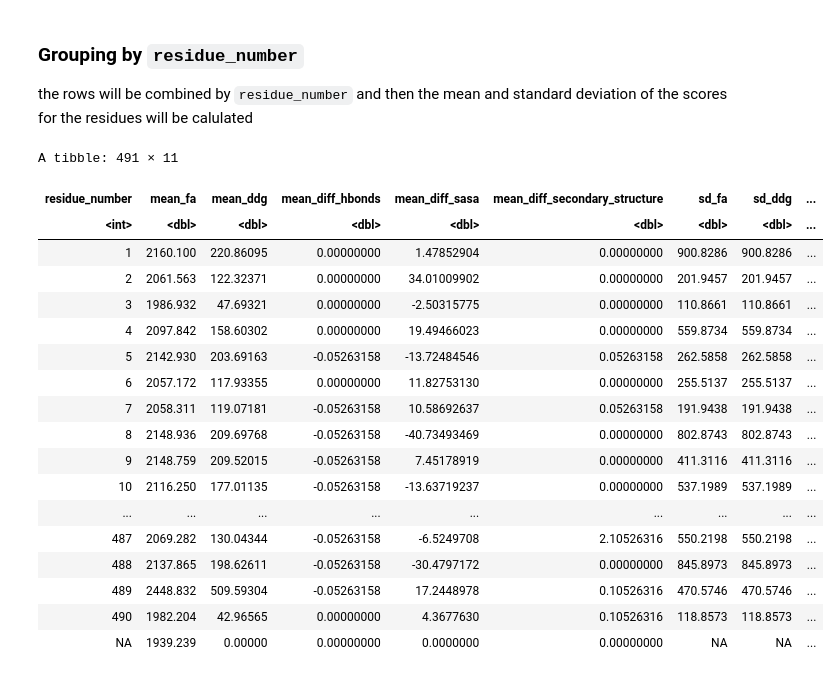
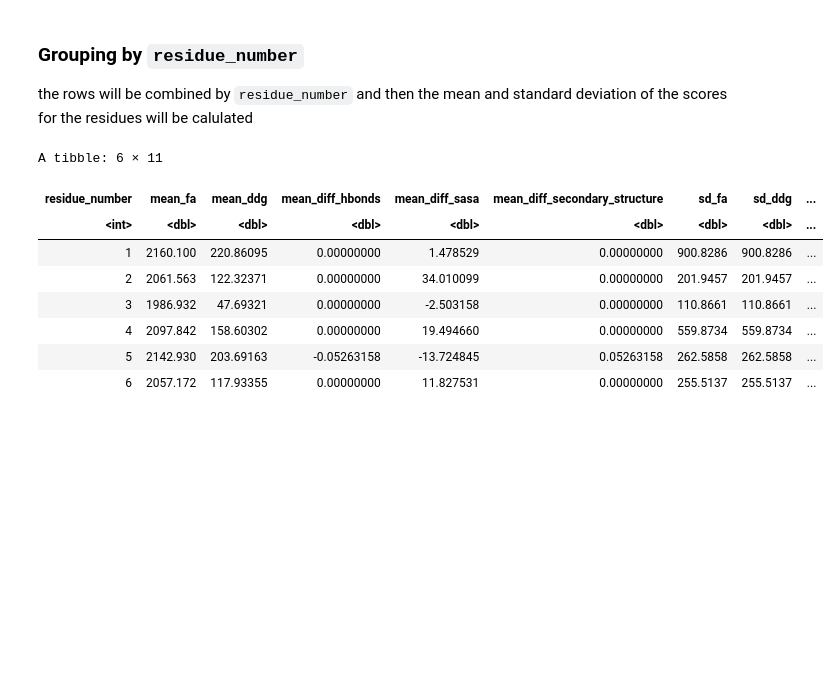
Before and after one commit to redradman/OneAAatATime, a Jupyter notebook: Analysis.ipynb, the cells around one changed output. Saved outputs shown, nothing was run; the diff lists cells and outputs as text; code cells hidden in the pictures; blank space fills up the shorter version.

```diff
--- a/Analysis.ipynb
+++ b/Analysis.ipynb
@@ -66,36 +66,28 @@ To get a more accurate view of the data and the overall patterns we will attempt
 ### Grouping by `residue_number`
 the rows will be combined by `residue_number` and then the mean and standard deviation of the scores for the residues will be calulated
 # %%
+# creating the new df
 data_group_by_res_num <- dataShort |> group_by(residue_number) |>
     summarize(mean_fa = mean(fa_score),
               mean_ddg = mean(ddg_score),
               mean_diff_hbonds = mean(diff_hbonds),
               mean_diff_sasa = mean(diff_sasa),
               mean_diff_secondary_structure = mean(diff_secondary_structure),
               sd_fa = sd(fa_score),
               sd_ddg = sd(ddg_score),
               sd_diff_hbonds = sd(diff_hbonds),
               sd_diff_sasa = sd(diff_sasa),
               sd_diff_secondary_structure = sd(diff_secondary_structure))
 
-data_group_by_res_num
+# preview
+head(data_group_by_res_num)
 # %% [output]
-A tibble: 491 × 11
+A tibble: 6 × 11
 | residue_number | mean_fa | mean_ddg | mean_diff_hbonds | mean_diff_sasa | mean_diff_secondary_structure | sd_fa | sd_ddg | ... |
 | <int> | <dbl> | <dbl> | <dbl> | <dbl> | <dbl> | <dbl> | <dbl> | ... |
-| 1 | 2160.100 | 220.86095 | 0.00000000 | 1.47852904 | 0.00000000 | 900.8286 | 900.8286 | ... |
-| 2 | 2061.563 | 122.32371 | 0.00000000 | 34.01009902 | 0.00000000 | 201.9457 | 201.9457 | ... |
-| 3 | 1986.932 | 47.69321 | 0.00000000 | -2.50315775 | 0.00000000 | 110.8661 | 110.8661 | ... |
-| 4 | 2097.842 | 158.60302 | 0.00000000 | 19.49466023 | 0.00000000 | 559.8734 | 559.8734 | ... |
-| 5 | 2142.930 | 203.69163 | -0.05263158 | -13.72484546 | 0.05263158 | 262.5858 | 262.5858 | ... |
-| 6 | 2057.172 | 117.93355 | 0.00000000 | 11.82753130 | 0.00000000 | 255.5137 | 255.5137 | ... |
-| 7 | 2058.311 | 119.07181 | -0.05263158 | 10.58692637 | 0.05263158 | 191.9438 | 191.9438 | ... |
-| 8 | 2148.936 | 209.69768 | -0.05263158 | -40.73493469 | 0.00000000 | 802.8743 | 802.8743 | ... |
-| 9 | 2148.759 | 209.52015 | -0.05263158 | 7.45178919 | 0.00000000 | 411.3116 | 411.3116 | ... |
-| 10 | 2116.250 | 177.01135 | -0.05263158 | -13.63719237 | 0.00000000 | 537.1989 | 537.1989 | ... |
-| ... | ... | ... | ... | ... | ... | ... | ... | ... |
-| 487 | 2069.282 | 130.04344 | -0.05263158 | -6.5249708 | 2.10526316 | 550.2198 | 550.2198 | ... |
-| 488 | 2137.865 | 198.62611 | -0.05263158 | -30.4797172 | 0.00000000 | 845.8973 | 845.8973 | ... |
-| 489 | 2448.832 | 509.59304 | -0.05263158 | 17.2448978 | 0.10526316 | 470.5746 | 470.5746 | ... |
-| 490 | 1982.204 | 42.96565 | 0.00000000 | 4.3677630 | 0.10526316 | 118.8573 | 118.8573 | ... |
-| NA | 1939.239 | 0.00000 | 0.00000000 | 0.0000000 | 0.00000000 | NA | NA | ... |
+| 1 | 2160.100 | 220.86095 | 0.00000000 | 1.478529 | 0.00000000 | 900.8286 | 900.8286 | ... |
+| 2 | 2061.563 | 122.32371 | 0.00000000 | 34.010099 | 0.00000000 | 201.9457 | 201.9457 | ... |
+| 3 | 1986.932 | 47.69321 | 0.00000000 | -2.503158 | 0.00000000 | 110.8661 | 110.8661 | ... |
+| 4 | 2097.842 | 158.60302 | 0.00000000 | 19.494660 | 0.00000000 | 559.8734 | 559.8734 | ... |
+| 5 | 2142.930 | 203.69163 | -0.05263158 | -13.724845 | 0.05263158 | 262.5858 | 262.5858 | ... |
+| 6 | 2057.172 | 117.93355 | 0.00000000 | 11.827531 | 0.00000000 | 255.5137 | 255.5137 | ... |
```
Also changed, not shown: parts of 5 cells of this notebook.
